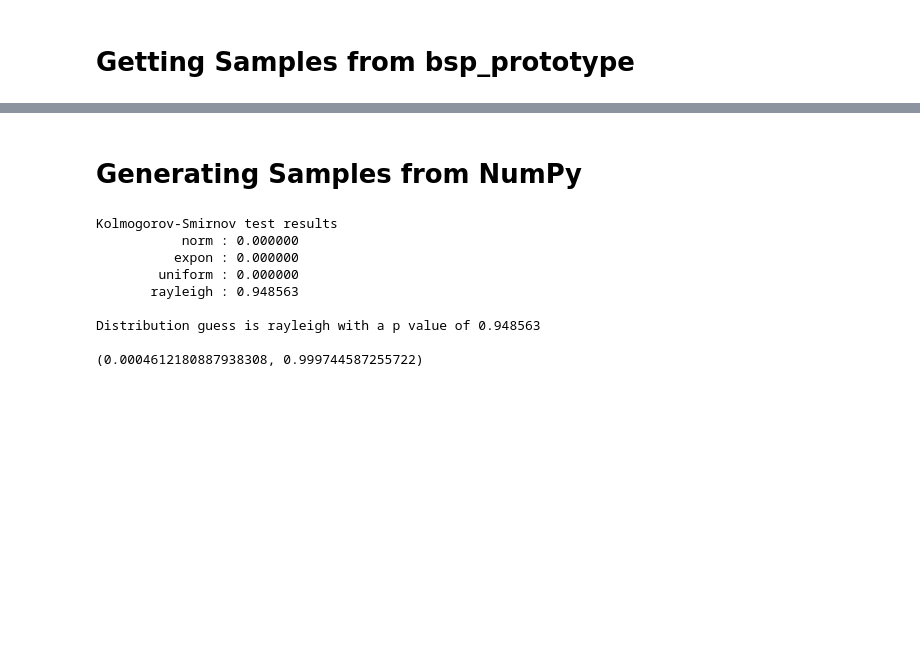
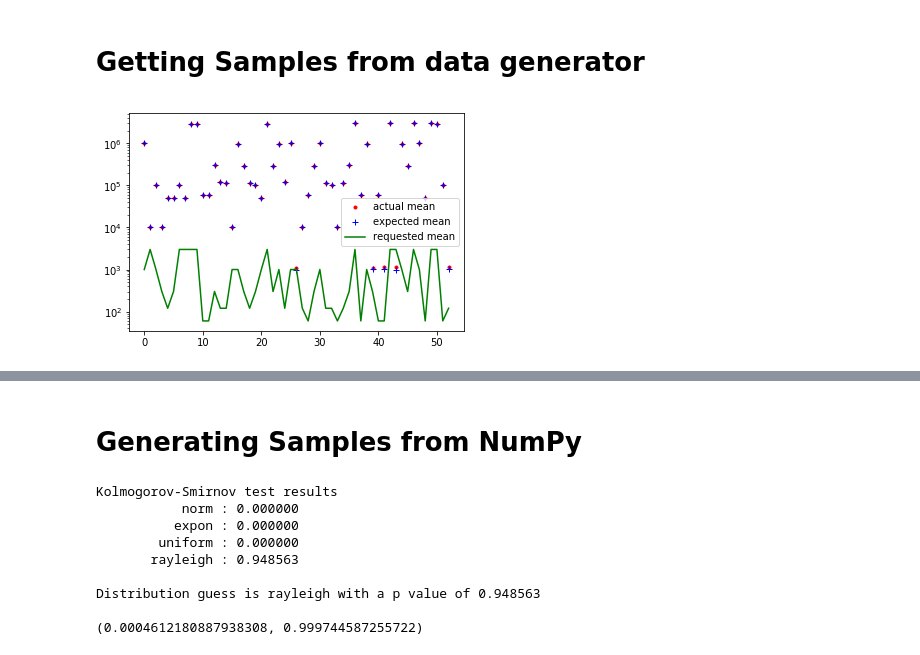
Before and after one commit to qwofford/popperized, a Jupyter notebook: pipelines/analysis/distribution_tests.ipynb, the cells around one changed output, grey strips where cells are left out. Drawn from its saved outputs; the diff is of its cells as text; code cells hidden in the pictures; blank space fills up the shorter version.

```diff
--- a/pipelines/analysis/distribution_tests.ipynb
+++ b/pipelines/analysis/distribution_tests.ipynb
@@ -30,5 +30,40 @@ def fit_dist(samples):
     print()
     return (dist_guess, params[dist_guess])
 # %% [markdown]
-# Getting Samples from bsp_prototype
+# Getting Samples from data generator
+# %%
+import pandas as pd
+import numpy as np
+import matplotlib.pyplot as plt
+
+df = pd.read_csv('../data_generator/results/result.csv')
+
+actual_means = []
+expected_means = []
+requested_means = []
+actual_stds = []
+expected_stds = []
+requested_stds = []
+
+for frame in df.groupby(['uniq_id']):
+    sleep_actual = frame[1].get(['actual_sleep_nsec']).values
+    actual_means.append(np.mean(sleep_actual))
+    actual_stds.append(np.std(sleep_actual))
+
+    sleep_expected = frame[1].get(['expected_sleep_nsec']).values
+    expected_means.append(np.mean(sleep_expected))
+    expected_stds.append(np.std(sleep_expected))
+
+    requested_means.append(frame[1].get(['mean']).values[0,0])
+    requested_stds.append(frame[1].get(['std']).values[0,0])
+
+fig, ax = plt.subplots(1,1)
+plt.yscale("log")
+ax.plot(actual_means, 'r.', label="actual mean")
+ax.plot(expected_means, 'b+', label="expected mean")
+ax.plot(requested_means, 'g', label="requested mean")
+ax.legend(loc='best',frameon=True)
+plt.show()
+# %% [output]
+[figure, added]
 # %%
```
Also changed, not shown: parts of 1 cell of this notebook.
